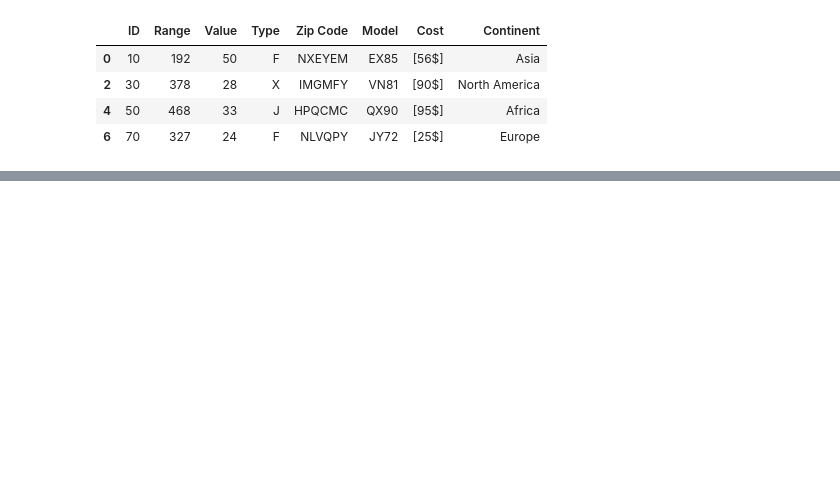
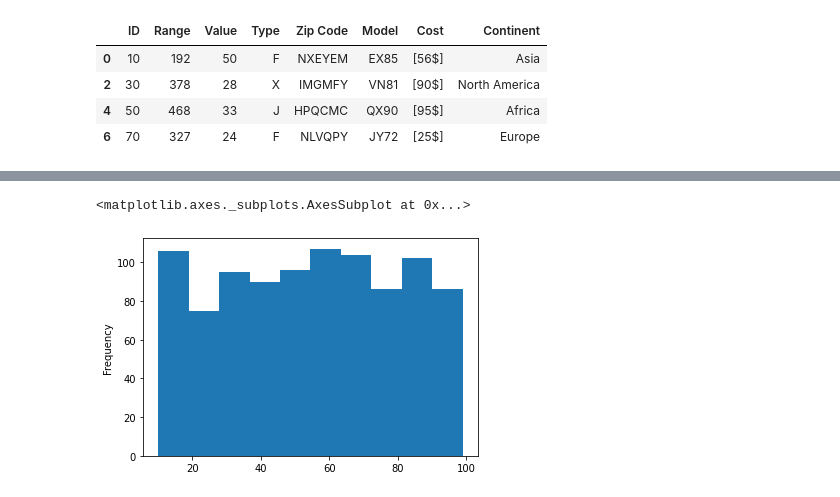
Before and after one commit to Ravkeerat02/comp3122_labs, a Jupyter notebook: Assignment4.ipynb, the cells around one changed output, grey strips where cells are left out. Drawn from its saved outputs; the diff is of its cells as text; code cells hidden in the pictures; blank space fills up the shorter version.

```diff
--- a/Assignment4.ipynb
+++ b/Assignment4.ipynb
@@ -196,0 +74,3 @@ replace_df.head(5)
+# %%
+#08
+df.Cost = df.Cost.str.replace('[','').str.replace('$','').str.replace(']','')
@@ -196,0 +86,4 @@ replace_df.head(5)
+# %%
+#09
+df.Cost = df.Cost.astype(int)
+df.Cost
@@ -196,0 +210,6 @@ replace_df.head(5)
+# %%
+#18
+df.Cost.plot(kind='hist')
+# %% [output]
+<matplotlib.axes._subplots.AxesSubplot at 0x...>
+[figure, added]
```
Also changed, not shown: parts of 54 cells of this notebook.
